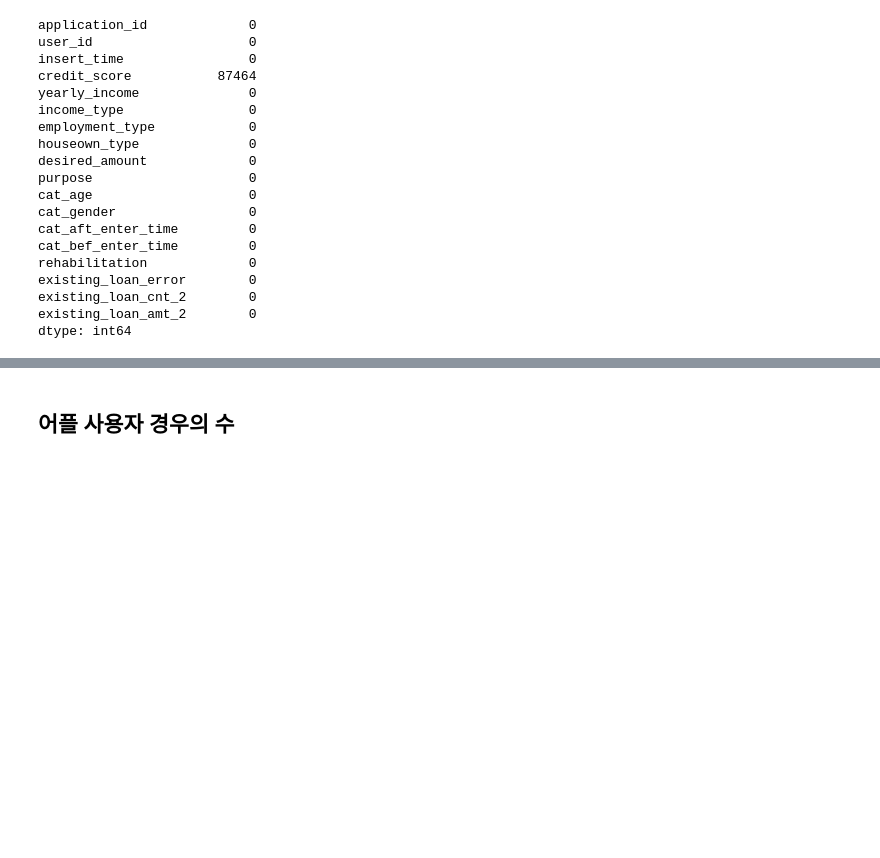
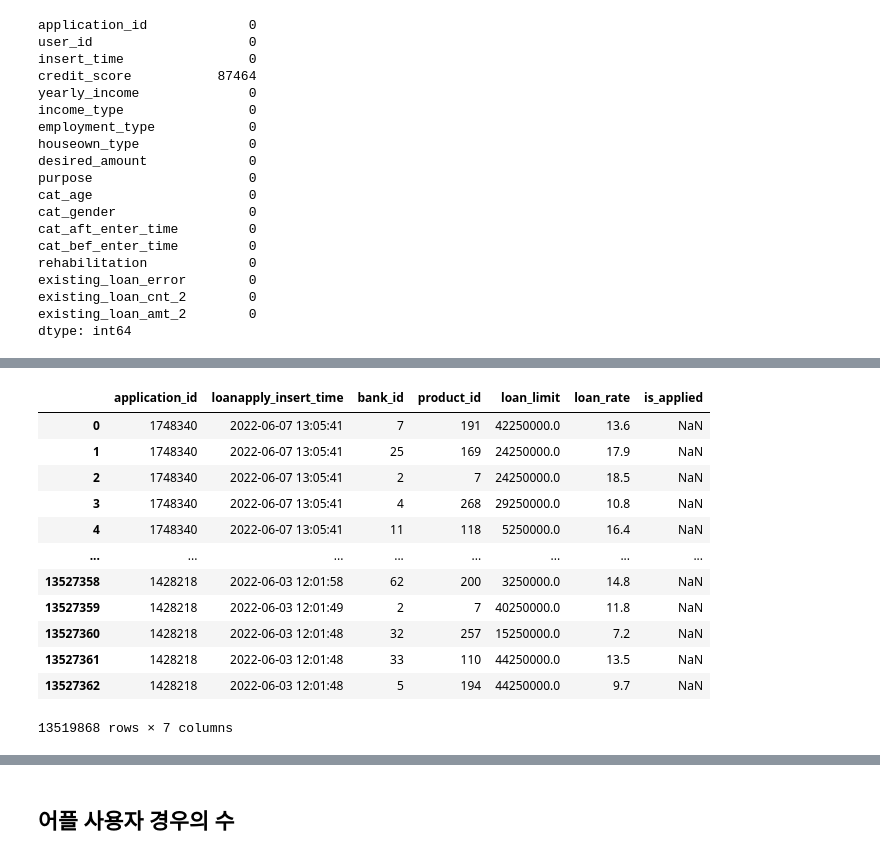
Before and after one commit to lsj7087/22.09_BigContest, a Jupyter notebook: BigContest_Futures_Finda_개짖는소리.ipynb, the cells around one changed output, grey strips where cells are left out. Saved outputs shown, nothing was run; the diff lists cells and outputs as text; code cells hidden in the pictures; blank space fills up the shorter version.

```diff
--- a/BigContest_Futures_Finda_개짖는소리.ipynb
+++ b/BigContest_Futures_Finda_개짖는소리.ipynb
@@ -961,14 +962,0 @@ loan_result.to_csv("loan_result2.csv", index = False)
-# %%
-import pandas as pd
-import numpy as np
-import matplotlib.pyplot as plt
-plt.rcParams['font.family'] ='Malgun Gothic'
-plt.rcParams['axes.unicode_minus'] =False
-from tqdm import tqdm_notebook
-
-#loan_result = pd.read_csv("loan_result.csv")
-log_data = pd.read_csv("log_data.csv")
-#user_spec = pd.read_csv("user_spec.csv")
-
-user_spec3 = pd.read_csv("user_spec3.csv")
-loan_result = pd.read_csv("loan_result2.csv")
@@ -982,6 +962,0 @@ train, valid, test set 분리
-# %%
-user_spec3 = pd.read_csv("user_spec3.csv")
-loan_result = pd.read_csv("loan_result2.csv")
-
-# insert_time
-user_spec3["insert_time"] = pd.to_datetime(user_spec3["insert_time"])
@@ -1241,0 +1071,16 @@ stop! wait a minute!
+# %%
+loan_result
+# %% [output]
+|  | application_id | loanapply_insert_time | bank_id | product_id | loan_limit | loan_rate | is_applied |
+| 0 | 1748340 | 2022-06-07 13:05:41 | 7 | 191 | 42250000.0 | 13.6 | NaN |
+| 1 | 1748340 | 2022-06-07 13:05:41 | 25 | 169 | 24250000.0 | 17.9 | NaN |
+| 2 | 1748340 | 2022-06-07 13:05:41 | 2 | 7 | 24250000.0 | 18.5 | NaN |
+| 3 | 1748340 | 2022-06-07 13:05:41 | 4 | 268 | 29250000.0 | 10.8 | NaN |
+| 4 | 1748340 | 2022-06-07 13:05:41 | 11 | 118 | 5250000.0 | 16.4 | NaN |
+| ... | ... | ... | ... | ... | ... | ... | ... |
+| 13527358 | 1428218 | 2022-06-03 12:01:58 | 62 | 200 | 3250000.0 | 14.8 | NaN |
+| 13527359 | 1428218 | 2022-06-03 12:01:49 | 2 | 7 | 40250000.0 | 11.8 | NaN |
+| 13527360 | 1428218 | 2022-06-03 12:01:48 | 32 | 257 | 15250000.0 | 7.2 | NaN |
+| 13527361 | 1428218 | 2022-06-03 12:01:48 | 33 | 110 | 44250000.0 | 13.5 | NaN |
+| 13527362 | 1428218 | 2022-06-03 12:01:48 | 5 | 194 | 44250000.0 | 9.7 | NaN |
+13519868 rows × 7 columns
```
Also changed, not shown: parts of 125 cells of this notebook.
